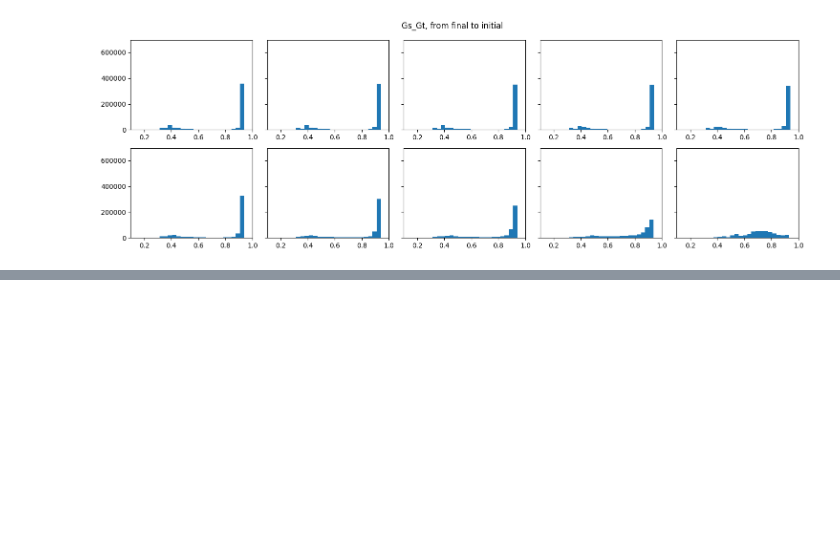
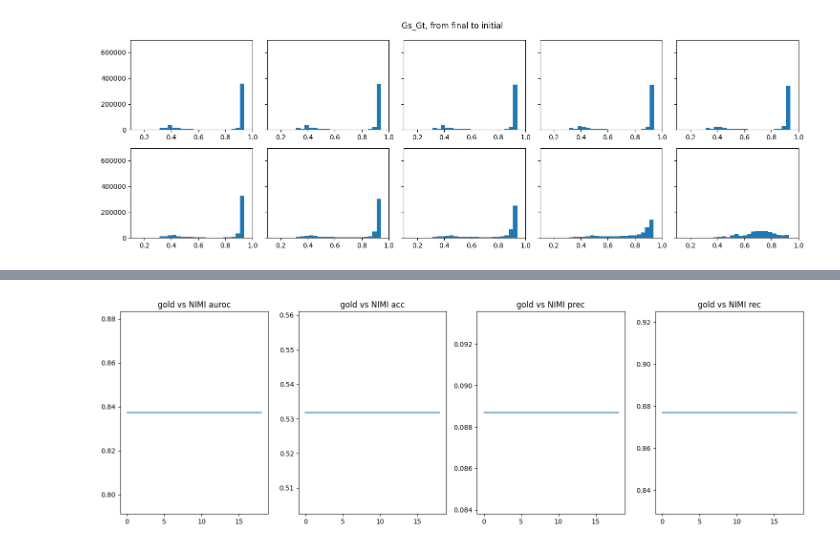
Before and after one commit to LspongebobJH/DiGress, a Jupyter notebook: notebooks/protein2.ipynb, the cells around one changed output, grey strips where cells are left out. Cells and saved outputs as stored; diff of their text form; code cells hidden in the pictures; blank space fills up the shorter version.

```diff
--- a/notebooks/protein2.ipynb
+++ b/notebooks/protein2.ipynb
@@ -92,0 +128,9 @@ draw_step_dist(Gs_Gt_infer_step_dist, 'Gs_Gt_infer', x_range=[0, 1])
+# %%
+NIMI_adj_list = []
+x_st, x_end = NIMI_data.slices['x'][0], 0
+for xslice in NIMI_data.slices['x'][1:]:
+    x_end = xslice
+    _cur_NIMI_adj = NIMI_adj[x_st:x_end, x_st:x_end].flatten().numpy()
+    NIMI_adj_list.append(_cur_NIMI_adj)
+    x_st = x_end
+NIMI_adj_dist = np.concatenate(NIMI_adj_list)
@@ -92,0 +139,2 @@ draw_step_dist(Gs_Gt_infer_step_dist, 'Gs_Gt_infer', x_range=[0, 1])
+# %%
+NIMI_adj_dist = np.expand_dims(NIMI_adj_dist, 0).repeat(Gs_Gt_infer_step_dist.shape[0], 0)
@@ -92,0 +154,4 @@ draw_step_dist(Gs_Gt_infer_step_dist, 'Gs_Gt_infer', x_range=[0, 1])
+# %%
+draw_metrics_step_by_step(gold_adj_dist, NIMI_adj_dist, 19, 'gold', 'NIMI', true_thresh=0.5, pred_thresh=NIMI_adj_dist.mean())
+# %% [output]
+[figure, added]
```
Also changed, not shown: parts of 26 cells of this notebook, 4 other files.
